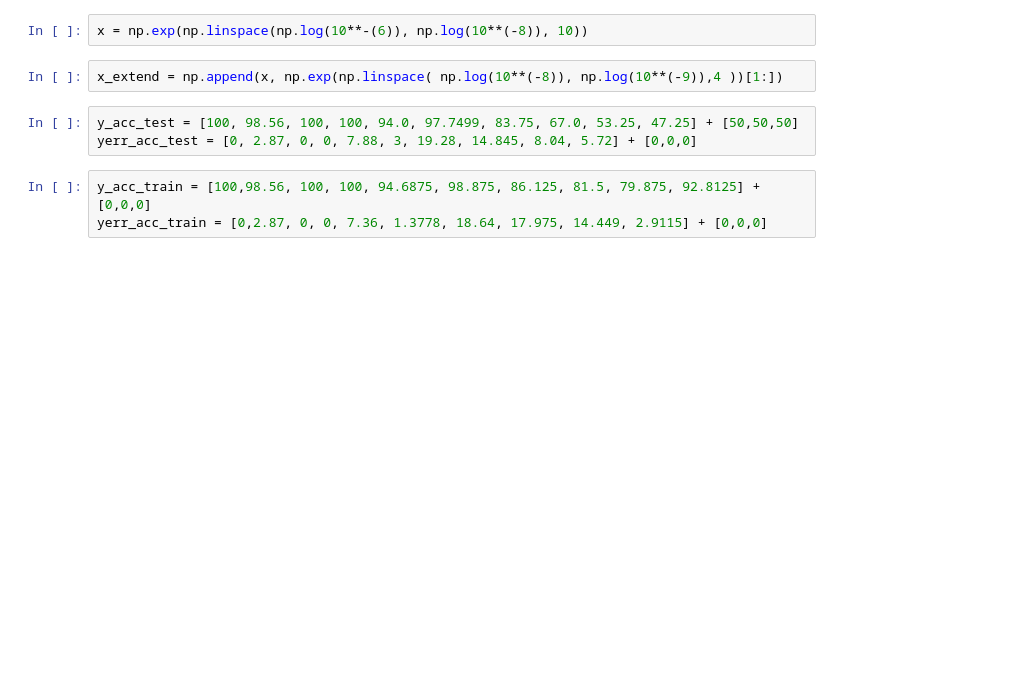
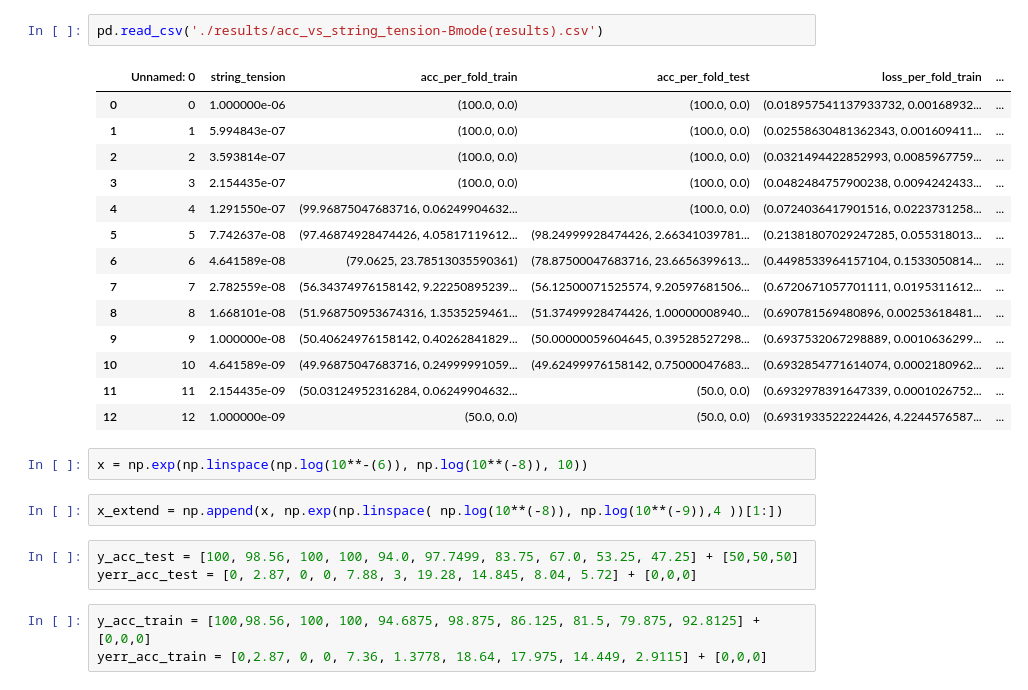
Before and after one commit to 2lambda123/CosmicStrings, a Jupyter notebook: code/results_acc_vs_tension-Bmode.ipynb, the cells around one changed output. Saved outputs shown, nothing was run; the diff lists cells and outputs as text; blank space fills up the shorter version.

```diff
--- a/code/results_acc_vs_tension-Bmode.ipynb
+++ b/code/results_acc_vs_tension-Bmode.ipynb
@@ -7,3 +5,20 @@ Matplotlib is building the font cache; this may take a moment.
+# %%
+pd.read_csv('./results/acc_vs_string_tension-Bmode(results).csv')
+# %% [output]
+|  | Unnamed: 0 | string_tension | acc_per_fold_train | acc_per_fold_test | loss_per_fold_train | ... |
+| 0 | 0 | 1.000000e-06 | (100.0, 0.0) | (100.0, 0.0) | (0.018957541137933732, 0.00168932... | ... |
+| 1 | 1 | 5.994843e-07 | (100.0, 0.0) | (100.0, 0.0) | (0.02558630481362343, 0.001609411... | ... |
+| 2 | 2 | 3.593814e-07 | (100.0, 0.0) | (100.0, 0.0) | (0.0321494422852993, 0.0085967759... | ... |
+| 3 | 3 | 2.154435e-07 | (100.0, 0.0) | (100.0, 0.0) | (0.0482484757900238, 0.0094242433... | ... |
+| 4 | 4 | 1.291550e-07 | (99.96875047683716, 0.06249904632... | (100.0, 0.0) | (0.0724036417901516, 0.0223731258... | ... |
+| 5 | 5 | 7.742637e-08 | (97.46874928474426, 4.05817119612... | (98.24999928474426, 2.66341039781... | (0.21381807029247285, 0.055318013... | ... |
+| 6 | 6 | 4.641589e-08 | (79.0625, 23.78513035590361) | (78.87500047683716, 23.6656399613... | (0.4498533964157104, 0.1533050814... | ... |
+| 7 | 7 | 2.782559e-08 | (56.34374976158142, 9.22250895239... | (56.12500071525574, 9.20597681506... | (0.6720671057701111, 0.0195311612... | ... |
+| 8 | 8 | 1.668101e-08 | (51.968750953674316, 1.3535259461... | (51.37499928474426, 1.00000008940... | (0.690781569480896, 0.00253618481... | ... |
+| 9 | 9 | 1.000000e-08 | (50.40624976158142, 0.40262841829... | (50.00000059604645, 0.39528527298... | (0.6937532067298889, 0.0010636299... | ... |
+| 10 | 10 | 4.641589e-09 | (49.96875047683716, 0.24999991059... | (49.62499976158142, 0.75000047683... | (0.6932854771614074, 0.0002180962... | ... |
+| 11 | 11 | 2.154435e-09 | (50.03124952316284, 0.06249904632... | (50.0, 0.0) | (0.6932978391647339, 0.0001026752... | ... |
+| 12 | 12 | 1.000000e-09 | (50.0, 0.0) | (50.0, 0.0) | (0.6931933522224426, 4.2244576587... | ... |
 # %%
 x = np.exp(np.linspace(np.log(10**-(6)), np.log(10**(-8)), 10))
 # %%
```
Also changed, not shown: parts of 1 cell of this notebook, 4 other files.
